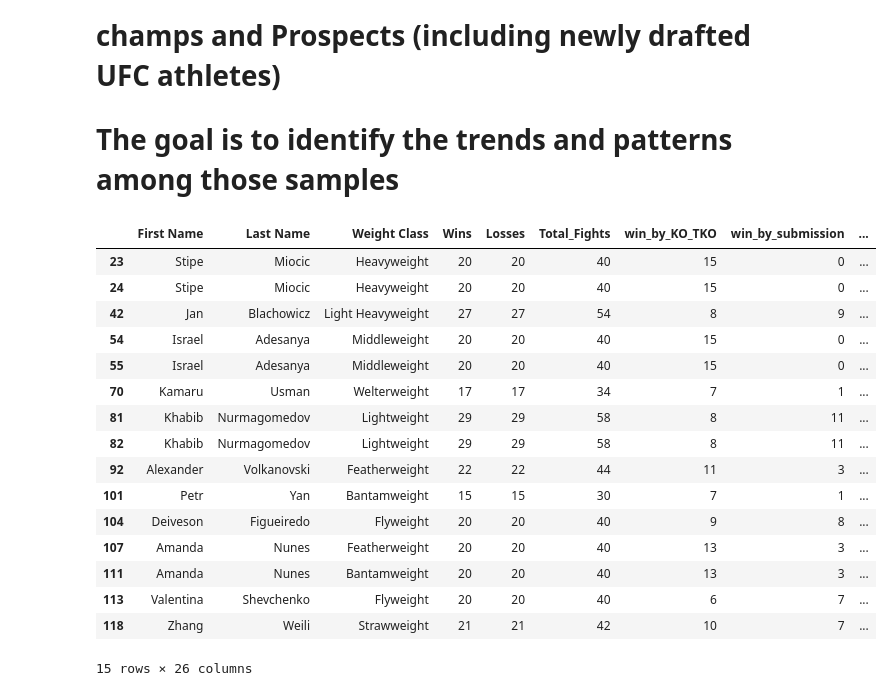
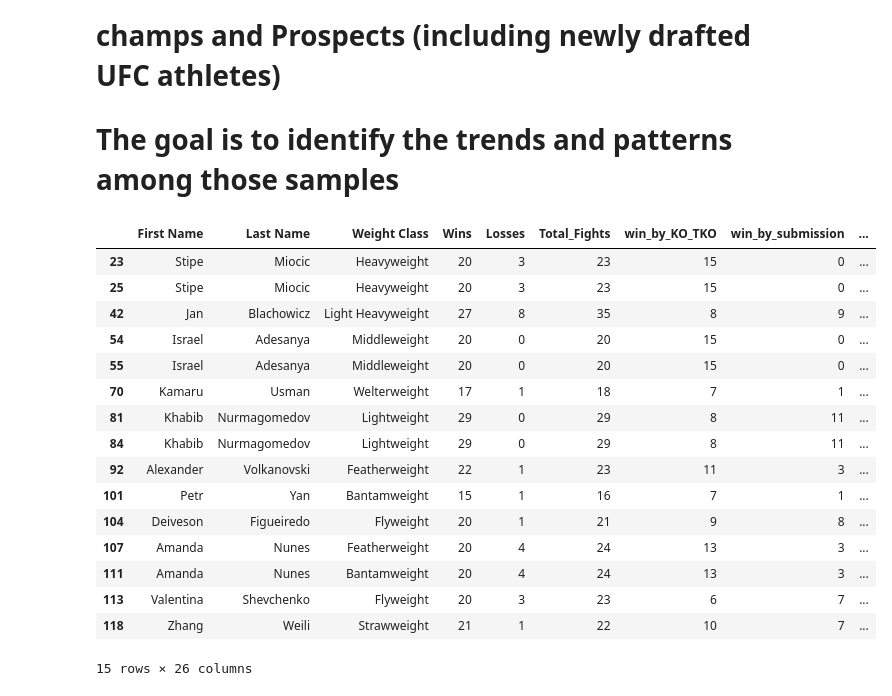
Before and after one commit to jbtchampo/Beyond-the-Fight-An-Analysis-on-the-UFC-Ultimate-Fighting-Championship-, a Jupyter notebook: Notebook/EDA - Master Athletes List (Champions_list_ top50 Prospects_ 2020_drafted).ipynb, the cells around one changed output. Cells and saved outputs as stored; diff of their text form; code cells hidden in the pictures.

```diff
--- a/Notebook/EDA - Master Athletes List (Champions_list_ top50 Prospects_ 2020_drafted).ipynb
+++ b/Notebook/EDA - Master Athletes List (Champions_list_ top50 Prospects_ 2020_drafted).ipynb
@@ -479,5 +515,5 @@ Record_df.head(2)
 # %%
-df6 = pd.concat([Record_df, df6], axis = 1)
+df6 = pd.concat([Record_df1, df6], axis = 1)
 df6
 # %% [output]
 |  | Wins | Losses | First Name | Last Name | Weight Class | Record | Sex | Company | Country | Nickname | ... |
@@ -604,8 +651,3 @@ Nickname                object
 Title Holder            object
 Interim Title Holder    object
 dtype: object
-# %%
-# Convert the wins, losses columns to integers
-
-df7['Wins'] = df7.Wins.astype(int)
-df7['Losses'] = df7.Wins.astype(int)
@@ -635,14 +673,11 @@ dtype: object
 # %%
-#I want to see how well each fighter performs by creating nine (9) analytical metrics:
-
-df7['Total_Fights'] = df7['Wins'] + df7['Losses']
-df7['Perc_Win'] = df7['Wins'] / df7['Total_Fights']*100   ##Winning percentage overall
-df7['Perc_Loss'] = df7['Losses'] / df7['Total_Fights']*100 ##Losing percentage overall
-df7['Perc_Win_KO'] = df7['win_by_KO_TKO'] / df7['Wins']*100   ##KO/TKO Winning percentage
-df7['Perc_Win_Sub'] = df7['win_by_submission'] / df7['Wins']*100   ##Submission Winning percentage
-df7['Perc_Win_Dec'] = df7['win_by_decision'] / df7['Wins']*100   ##Decision Winning percentage
-df7['Perc_Loss_KO'] = df7['loss_by_KO_TKO'] / df7['Losses']*100   ##KO/TKO Losing percentage
-df7['Perc_Loss_Sub'] = df7['loss_by_submission'] / df7['Losses']*100   ##Submission Losing percentage
-df7['Perc_Loss_Dec'] = df7['loss_by_decision'] / df7['Losses']*100   ##Decision Losing percentage
-df7
+df7['Perc_Win'] = round((df7['Wins'] / df7['Total_Fights'])*100,2)   ##Winning percentage overall
+df7['Perc_Loss'] = round((df7['Losses'] / df7['Total_Fights'])*100,2) ##Losing percentage overall
+df7['Perc_Win_KO'] = round((df7['win_by_KO_TKO'] / df7['Wins'])*100,2)  ##KO/TKO Winning percentage
+df7['Perc_Win_Sub'] = round((df7['win_by_submission'] / df7['Wins'])*100,2)   ##Submission Winning percentage
+df7['Perc_Win_Dec'] = round((df7['win_by_decision'] / df7['Wins'])*100,2)   ##Decision Winning percentage
+df7['Perc_Loss_KO'] = round((df7['loss_by_KO_TKO'] / df7['Losses'])*100,2)  ##KO/TKO Losing percentage
+df7['Perc_Loss_Sub'] = round((df7['loss_by_submission'] / df7['Losses'])*100,2)   ##Submission Losing percentage
+df7['Perc_Loss_Dec'] = round((df7['loss_by_decision'] / df7['Losses'])*100,2)   ##Decision Losing percentage
+print(df7)
 # %% [output]
@@ -662,15 +701,3 @@ df7
-# %%
-df7['Perc_Win'] = df7.Perc_Win.astype(int)
-df7['Perc_Loss'] = df7.Perc_Loss.astype(int)
-df7['Total_Fights'] = df7.Total_Fights.astype(int)
-df7['Perc_Win'] = df7.Perc_Win.astype(int)
-df7['Perc_Loss'] = df7.Perc_Loss.astype(int)
-df7['Perc_Win_KO'] = df7.Perc_Win_KO.astype(int)
-df7['Perc_Win_Sub'] = df7.Perc_Win_Sub.astype(int)
-df7['Perc_Win_Dec'] = df7.Perc_Win_Dec.astype(int)
-df7['Perc_Loss_KO'] = df7.Perc_Loss_KO.astype(int)
-df7['Perc_Loss_Sub'] = df7.Perc_Loss_Sub.astype(int)
-df7['Perc_Loss_Dec'] = df7.Perc_Loss_Dec.astype(int)
 # %%
 df7.dtypes
 # %% [output]
@@ -777,23 +808,23 @@ plt.show()
 # %%
 #EDA- examine the current title holders with duplicated names showing either the ones who used to be Interim Champs or won the belt twice'
 
-Current_champs = df7[df7['Title Holder'] == 'Current']
-Current_champs
+Belt_holders = df7[df7['Title Holder'] == 'Current']
+Belt_holders
 # %% [output]
 |  | First Name | Last Name | Weight Class | Wins | Losses | Total_Fights | win_by_KO_TKO | win_by_submission | ... |
-| 23 | Stipe | Miocic | Heavyweight | 20 | 20 | 40 | 15 | 0 | ... |
-| 24 | Stipe | Miocic | Heavyweight | 20 | 20 | 40 | 15 | 0 | ... |
-| 42 | Jan | Blachowicz | Light Heavyweight | 27 | 27 | 54 | 8 | 9 | ... |
-| 54 | Israel | Adesanya | Middleweight | 20 | 20 | 40 | 15 | 0 | ... |
-| 55 | Israel | Adesanya | Middleweight | 20 | 20 | 40 | 15 | 0 | ... |
-| 70 | Kamaru | Usman | Welterweight | 17 | 17 | 34 | 7 | 1 | ... |
-| 81 | Khabib | Nurmagomedov | Lightweight | 29 | 29 | 58 | 8 | 11 | ... |
-| 82 | Khabib | Nurmagomedov | Lightweight | 29 | 29 | 58 | 8 | 11 | ... |
-| 92 | Alexander | Volkanovski | Featherweight | 22 | 22 | 44 | 11 | 3 | ... |
-| 101 | Petr | Yan | Bantamweight | 15 | 15 | 30 | 7 | 1 | ... |
-| 104 | Deiveson | Figueiredo | Flyweight | 20 | 20 | 40 | 9 | 8 | ... |
-| 107 | Amanda | Nunes | Featherweight | 20 | 20 | 40 | 13 | 3 | ... |
-| 111 | Amanda | Nunes | Bantamweight | 20 | 20 | 40 | 13 | 3 | ... |
-| 113 | Valentina | Shevchenko | Flyweight | 20 | 20 | 40 | 6 | 7 | ... |
-| 118 | Zhang | Weili | Strawweight | 21 | 21 | 42 | 10 | 7 | ... |
+| 23 | Stipe | Miocic | Heavyweight | 20 | 3 | 23 | 15 | 0 | ... |
+| 25 | Stipe | Miocic | Heavyweight | 20 | 3 | 23 | 15 | 0 | ... |
+| 42 | Jan | Blachowicz | Light Heavyweight | 27 | 8 | 35 | 8 | 9 | ... |
+| 54 | Israel | Adesanya | Middleweight | 20 | 0 | 20 | 15 | 0 | ... |
+| 55 | Israel | Adesanya | Middleweight | 20 | 0 | 20 | 15 | 0 | ... |
+| 70 | Kamaru | Usman | Welterweight | 17 | 1 | 18 | 7 | 1 | ... |
+| 81 | Khabib | Nurmagomedov | Lightweight | 29 | 0 | 29 | 8 | 11 | ... |
+| 84 | Khabib | Nurmagomedov | Lightweight | 29 | 0 | 29 | 8 | 11 | ... |
+| 92 | Alexander | Volkanovski | Featherweight | 22 | 1 | 23 | 11 | 3 | ... |
+| 101 | Petr | Yan | Bantamweight | 15 | 1 | 16 | 7 | 1 | ... |
+| 104 | Deiveson | Figueiredo | Flyweight | 20 | 1 | 21 | 9 | 8 | ... |
+| 107 | Amanda | Nunes | Featherweight | 20 | 4 | 24 | 13 | 3 | ... |
+| 111 | Amanda | Nunes | Bantamweight | 20 | 4 | 24 | 13 | 3 | ... |
+| 113 | Valentina | Shevchenko | Flyweight | 20 | 3 | 23 | 6 | 7 | ... |
+| 118 | Zhang | Weili | Strawweight | 21 | 1 | 22 | 10 | 7 | ... |
 15 rows × 26 columns
```
Also changed, not shown: parts of 86 cells of this notebook.
